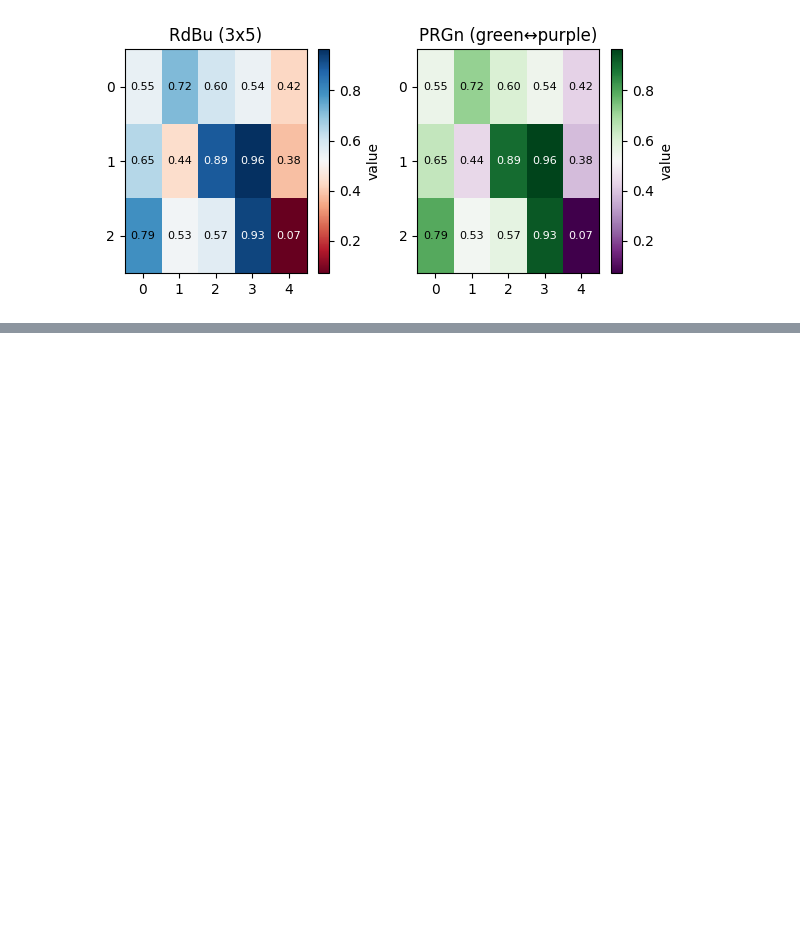
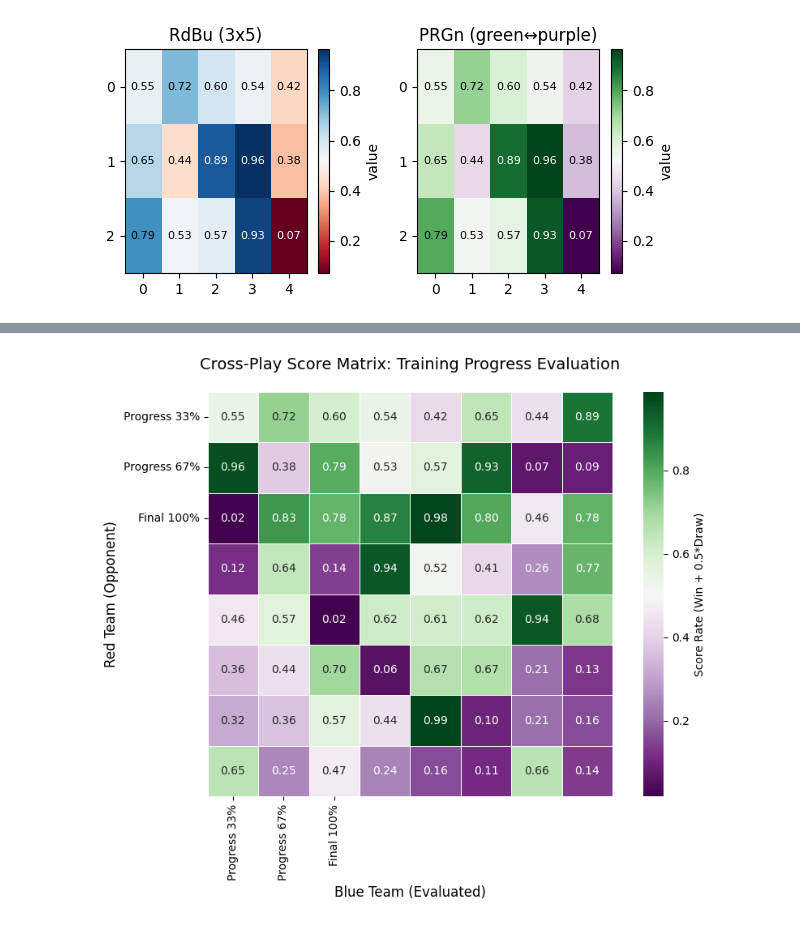
Before and after one commit to Notimetimer/project03_fire_and_dodge_missile, a Jupyter notebook: 其余测试/通过矩阵绘制热度图.ipynb, the cells around one changed output, grey strips where cells are left out. Drawn from its saved outputs; the diff is of its cells as text; code cells hidden in the pictures; blank space fills up the shorter version.

```diff
--- a/其余测试/通过矩阵绘制热度图.ipynb
+++ b/其余测试/通过矩阵绘制热度图.ipynb
@@ -118,0 +156,55 @@ plt.show()
+# %%
+import os
+import re
+import time
+import torch
+import numpy as np
+import argparse
+import random
+import pandas as pd
+import seaborn as sns
+import matplotlib.pyplot as plt
+
+
+np.random.seed(0)
+rows, cols = 8, 8
+mat = np.random.rand(rows, cols)
+results_matrix = mat
+
+team_labels = ['Progress 33%', 'Progress 67%', 'Final 100%']
+
+
+# 4. 绘图
+# --- 颜色方案调整 ---
+# 使用 "PRGn" (Purple-Green) 预设配色
+# 如果你希望绿色代表高分（胜率高），紫色代表低分，由于 PRGn 默认紫色在左绿色在右，
+# 对应 0.0-1.0 的映射是完美的。
+
+plt.figure(figsize=(9, 7))
+
+# 绘图参数优化：
+# square=True: 强制每个格子为正方形
+# linewidths: 格子之间的白线宽度，增加高级感
+# cbar_kws: 侧边栏标签
+sns.heatmap(
+    results_matrix,
+    annot=True,
+    fmt=".2f",
+    cmap="PRGn",           # 核心修改：紫色配绿色
+    center=0.5,            # 设置 0.5 为颜色的中性点（浅色区）
+    xticklabels=team_labels,
+    yticklabels=team_labels,
+    square=True,
+    linewidths=0.5,
+    cbar_kws={"label": "Score Rate (Win + 0.5*Draw)"}
+)
+
+plt.title("Cross-Play Score Matrix: Training Progress Evaluation", fontsize=14, pad=20)
+plt.xlabel("Blue Team (Evaluated)", fontsize=12)
+plt.ylabel("Red Team (Opponent)", fontsize=12)
+
+# 自动调整布局，防止标签被遮挡
+plt.tight_layout()
+plt.show()
+# %% [output]
+[figure, added]
```
Also changed, not shown: parts of 1 cell of this notebook, 1 other file.
